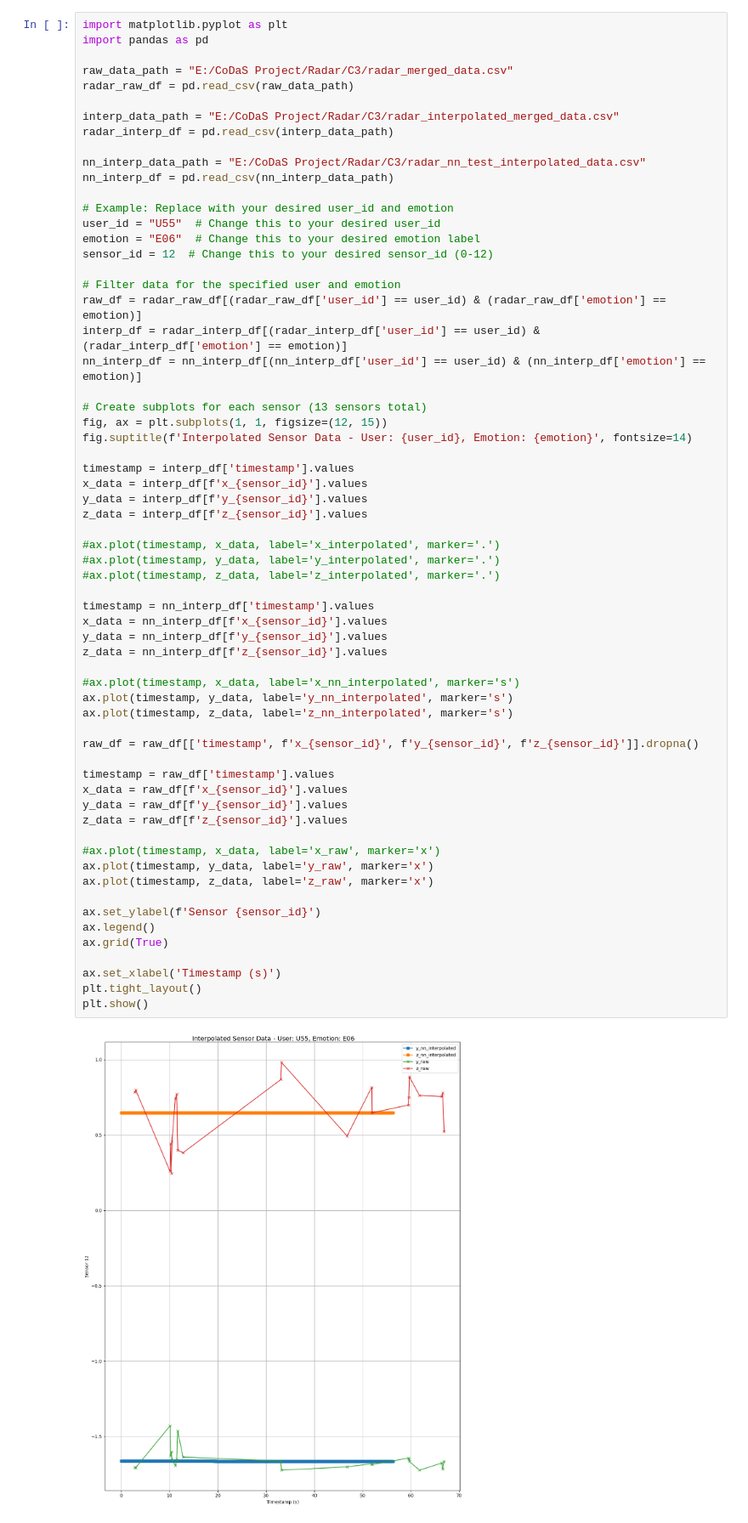
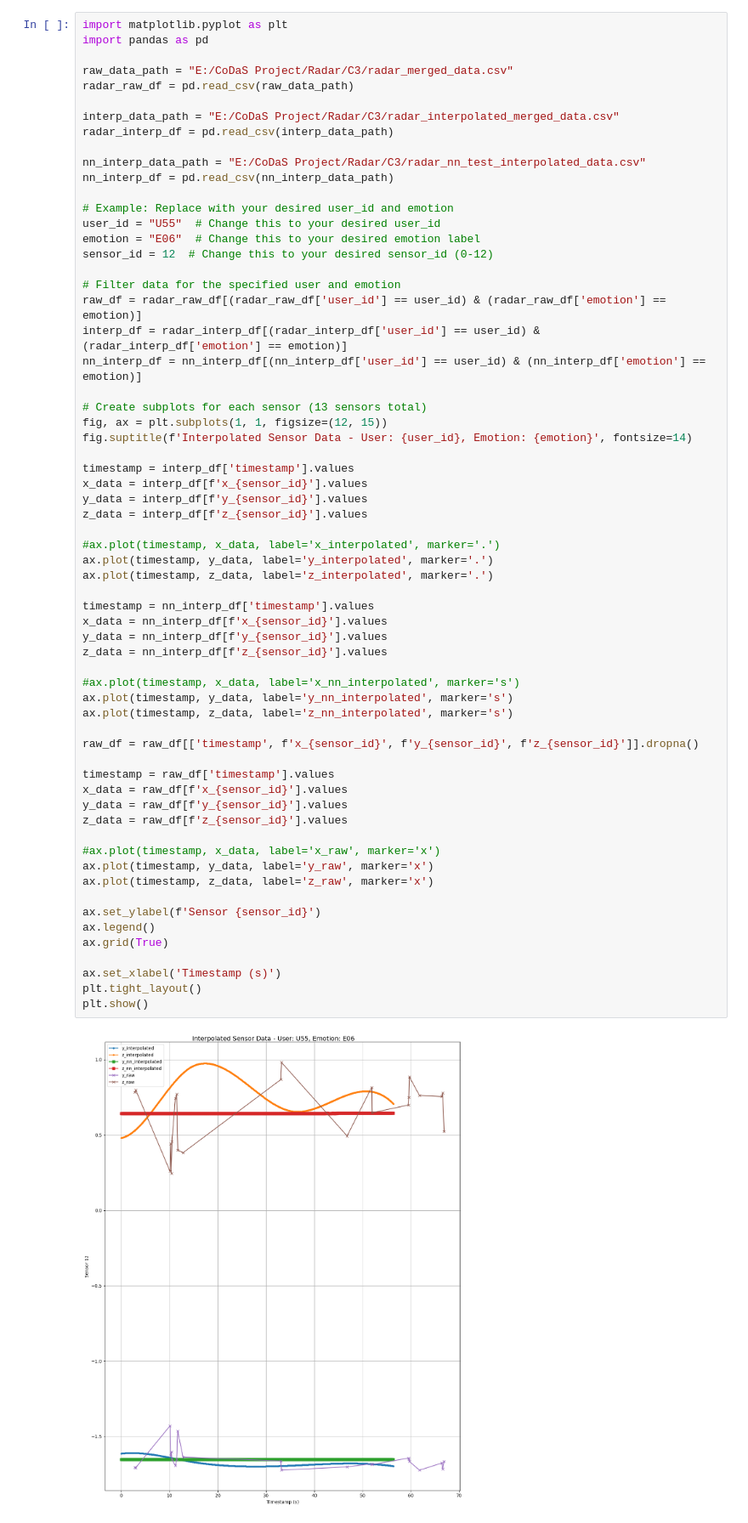
Before and after one commit to anasdev1204/CoDaS-Radar-based-Sentiment-Analysis-and-recognition, a Jupyter notebook: haider/C3 Radar interpolated plot.ipynb, the cells around one changed output. Shown at 85% size. Drawn from its saved outputs; the diff is of its cells as text.

```diff
--- a/haider/C3 Radar interpolated plot.ipynb
+++ b/haider/C3 Radar interpolated plot.ipynb
@@ -31,35 +31,35 @@ y_data = interp_df[f'y_{sensor_id}'].values
 z_data = interp_df[f'z_{sensor_id}'].values
 
 #ax.plot(timestamp, x_data, label='x_interpolated', marker='.')
-#ax.plot(timestamp, y_data, label='y_interpolated', marker='.')
-#ax.plot(timestamp, z_data, label='z_interpolated', marker='.')
+ax.plot(timestamp, y_data, label='y_interpolated', marker='.')
+ax.plot(timestamp, z_data, label='z_interpolated', marker='.')
 
 timestamp = nn_interp_df['timestamp'].values
 x_data = nn_interp_df[f'x_{sensor_id}'].values
 y_data = nn_interp_df[f'y_{sensor_id}'].values
 z_data = nn_interp_df[f'z_{sensor_id}'].values
 
 #ax.plot(timestamp, x_data, label='x_nn_interpolated', marker='s')
 ax.plot(timestamp, y_data, label='y_nn_interpolated', marker='s')
 ax.plot(timestamp, z_data, label='z_nn_interpolated', marker='s')
 
 raw_df = raw_df[['timestamp', f'x_{sensor_id}', f'y_{sensor_id}', f'z_{sensor_id}']].dropna()
 
 timestamp = raw_df['timestamp'].values
 x_data = raw_df[f'x_{sensor_id}'].values
 y_data = raw_df[f'y_{sensor_id}'].values
 z_data = raw_df[f'z_{sensor_id}'].values
 
 #ax.plot(timestamp, x_data, label='x_raw', marker='x')
 ax.plot(timestamp, y_data, label='y_raw', marker='x')
 ax.plot(timestamp, z_data, label='z_raw', marker='x')
 
 ax.set_ylabel(f'Sensor {sensor_id}')
 ax.legend()
 ax.grid(True)
 
 ax.set_xlabel('Timestamp (s)')
 plt.tight_layout()
 plt.show()
 # %% [output]
-[figure, old version]
+[figure, new version]
```
Also changed, not shown: 7 other files.
